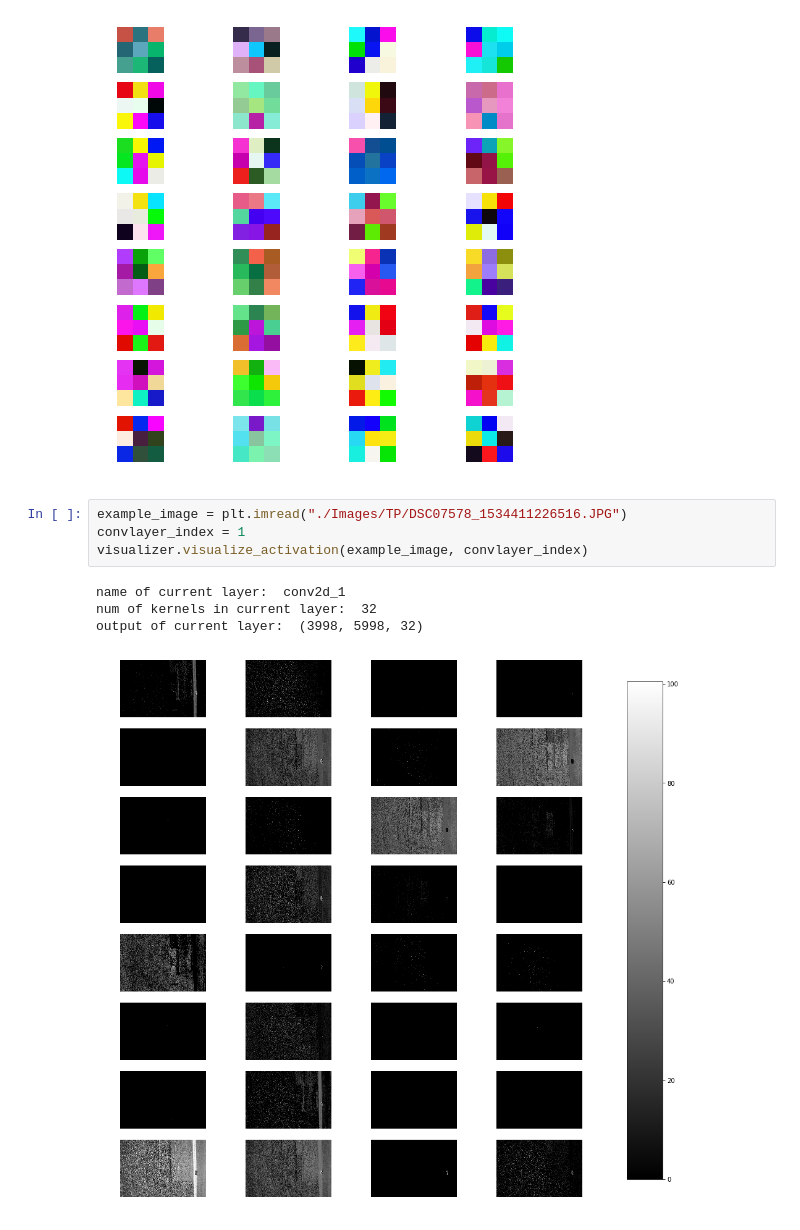
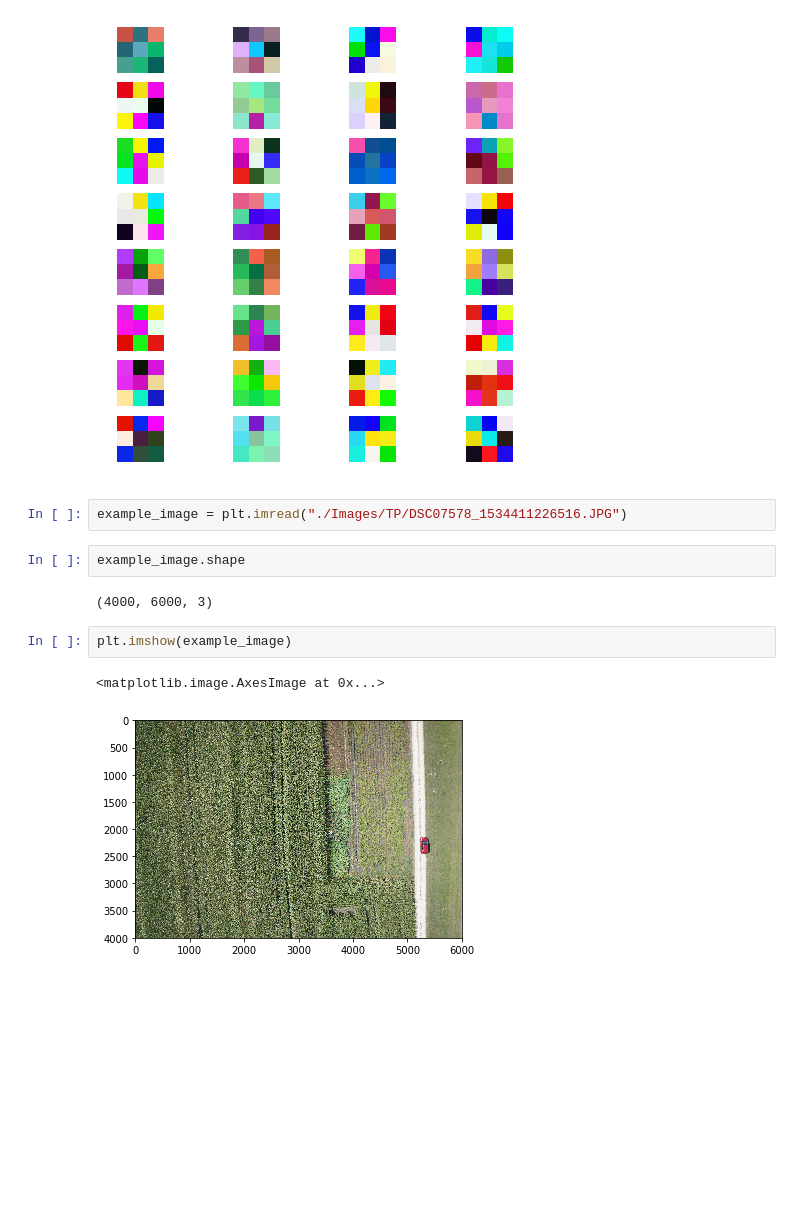
Before and after one commit to dorianHe/visualizing_what_CNN_learns, a Jupyter notebook: test_visualization.ipynb, the cells around one changed output. Saved outputs shown, nothing was run; the diff lists cells and outputs as text; blank space fills up the shorter version.

```diff
--- a/test_visualization.ipynb
+++ b/test_visualization.ipynb
@@ -190,10 +190,12 @@ visualizer.visualize_kernels(convlayer_index)
 [figure]
 # %%
 example_image = plt.imread("./Images/TP/DSC07578_1534411226516.JPG")
-convlayer_index = 1
-visualizer.visualize_activation(example_image, convlayer_index)
-# %% [output]
-name of current layer:  conv2d_1
-num of kernels in current layer:  32
-output of current layer:  (3998, 5998, 32)
-[figure, removed]
+# %%
+example_image.shape
+# %% [output]
+(4000, 6000, 3)
+# %%
+plt.imshow(example_image)
+# %% [output]
+<matplotlib.image.AxesImage at 0x...>
+[figure, added]
```
Also changed, not shown: parts of 6 cells of this notebook.
